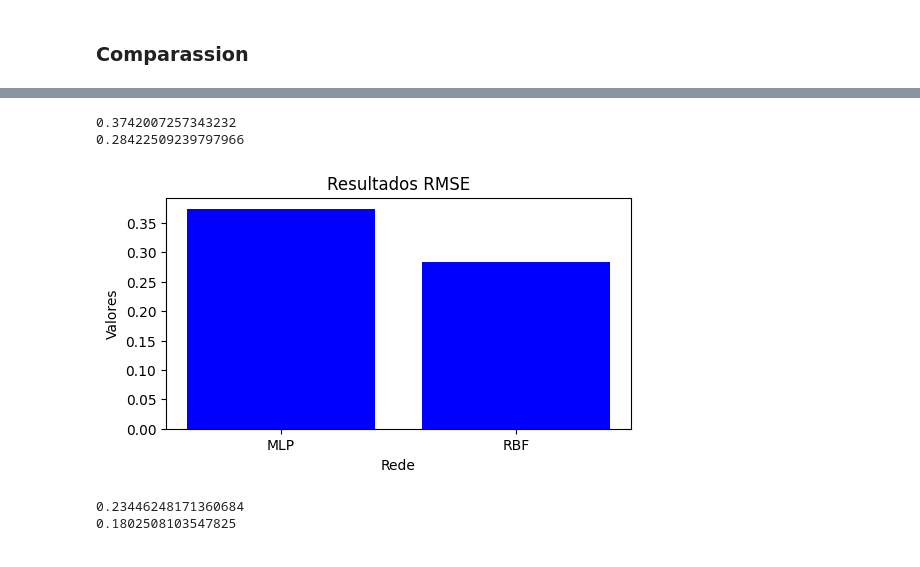
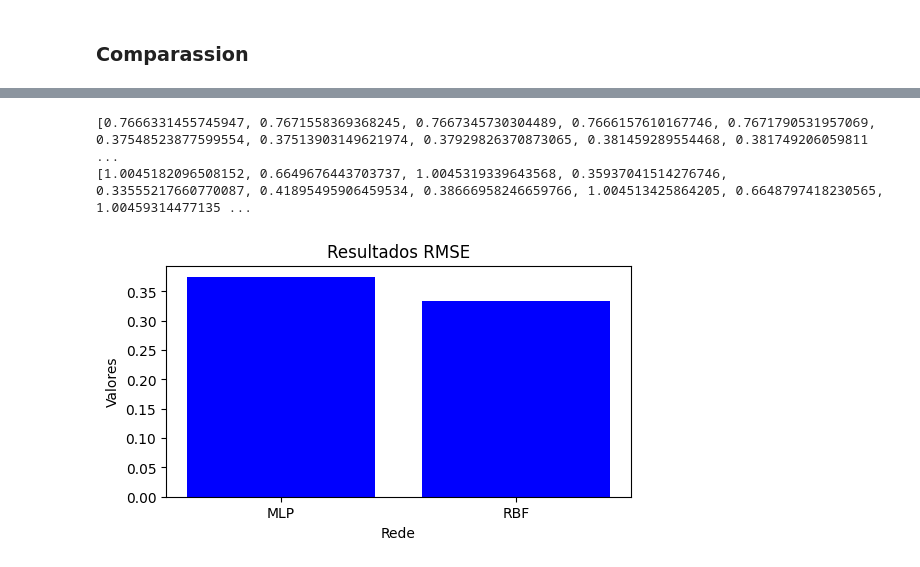
Before and after one commit to alanfm/ICA_trab_1, a Jupyter notebook: [PPGEEC_ICA]_Wave_Energy_Regression.ipynb, the cells around one changed output, grey strips where cells are left out. Drawn from its saved outputs; the diff is of its cells as text; code cells hidden in the pictures.

```diff
--- a/[PPGEEC_ICA]_Wave_Energy_Regression.ipynb
+++ b/[PPGEEC_ICA]_Wave_Energy_Regression.ipynb
@@ -541,9 +582,10 @@ gamma = [1, 0.1, 0.5, 0.01, 0.05, 0.001, 0.005]
 units = [1.3, 1.2, 1.1, 1, 0.9, 0.8, 0.7]
 
 # evaluation metrics
-mse_values_rbf = {units[i]: [] for i in range(0, len(units))}
-mse_rbf = {units[i]: [] for i in range(0, len(units))}
-rmse_rbf = {units[i]: [] for i in range(0, len(units))}
-mae_rbf = {units[i]: [] for i in range(0, len(units))}
-r2_rbf = {units[i]: [] for i in range(0, len(units))}
+mse_values_rbf = {units[i]: {gamma[j]: [] for j in range(0, len(gamma))} for i in range(0, len(units))}
+mse_rbf = {units[i]: {gamma[j]: [] for j in  range(0, len(gamma))} for i in range(0, len(units))}
+rmse_rbf = {units[i]: {gamma[j]: [] for j in  range(0, len(gamma))} for i in range(0, len(units))}
+mae_rbf = {units[i]: {gamma[j]: [] for j in  range(0, len(gamma))} for i in range(0, len(units))}
+r2_rbf = {units[i]: {gamma[j]: [] for j in  range(0, len(gamma))} for i in range(0, len(units))}
+time_rbf = {units[i]: {gamma[j]: [] for j in  range(0, len(gamma))} for i in range(0, len(units))}
 # %%
@@ -722,0 +772,16 @@ print(min(mseRBF))
+# %%
+mseMLP = []
+for f in functions:
+    for n in neurons:
+        for i in range(0, len(mse_values_mlp[f][n])):
+            mseMLP.append(min(mse_values_mlp[f][n][i]))
+
+print(mseMLP)
+
+mseRBF = []
+for u in units:
+    for g in gamma:
+        for i in range(0, len(mse_values_rbf[u][g])):
+            mseRBF.append(min(mse_values_rbf[u][g][i]))
+
+print(mseRBF)
@@ -743,38 +811,37 @@ plt.show()
-# %%
-rmse = [min(v) for v in rmse_mlp.values()]
-print(min(rmse))
-
-rmseRBF = [min(v) for v in rmse_rbf.values()]
-print(min(rmseRBF))
-# %% [output]
-0.3742007257343232
-0.28422509239797966
+# %%
+rmseMLP = []
+for f in functions:
+    for n in neurons:
+        rmseMLP.append(min(rmse_mlp[f][n]))
+
+print(rmseMLP)
+
+rmseRBF = []
+for u in units:
+    for g in gamma:
+        rmseRBF.append(min(rmse_rbf[u][g]))
+
+print(rmseRBF)
+# %% [output]
+[0.7666331455745947, 0.7671558369368245, 0.7667345730304489, 0.7666157610167746, 0.7671790531957069, 0.37548523877599554, 0.37513903149621974, 0.37929826370873065, 0.381459289554468, 0.381749206059811 ...
+[1.0045182096508152, 0.6649676443703737, 1.0045319339643568, 0.35937041514276746, 0.33555217660770087, 0.41895495906459534, 0.38666958246659766, 1.004513425864205, 0.6648797418230565, 1.00459314477135 ...
 # %%
 # plotting results
 
 # Dados para o gráfico de barras
 categorias = ['MLP', 'RBF']
-valores = [min(rmse), min(rmseRBF)]
+valores = [min(rmseMLP), min(rmseRBF)]
 
 plt.figure(figsize=(6, 3))
 # Criar um gráfico de barras
 plt.bar(categorias, valores, color='blue')
 
 # Adicionar rótulos e título
 plt.xlabel('Rede')
 plt.ylabel('Valores')
 plt.title('Resultados RMSE')
 
 # Exibir o gráfico
 plt.show()
 # %% [output]
-[figure, old version]
+[figure, new version]
-# %%
-mae = [min(v) for v in mae_mlp.values()]
-print(min(mae))
-
-maeRBF = [min(v) for v in mae_rbf.values()]
-print(min(maeRBF))
-# %% [output]
-0.23446248171360684
-0.1802508103547825
```
Also changed, not shown: parts of 43 cells of this notebook, 58 other files.
